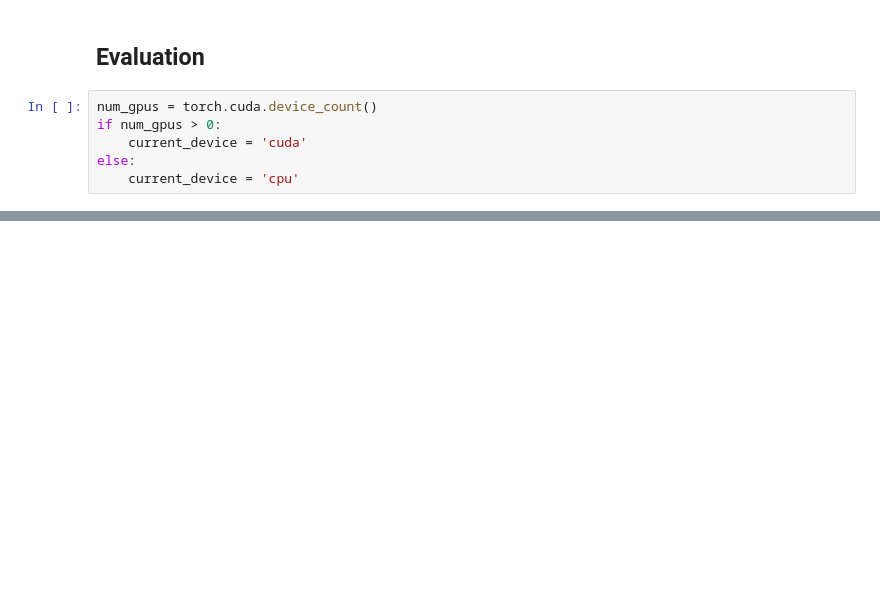
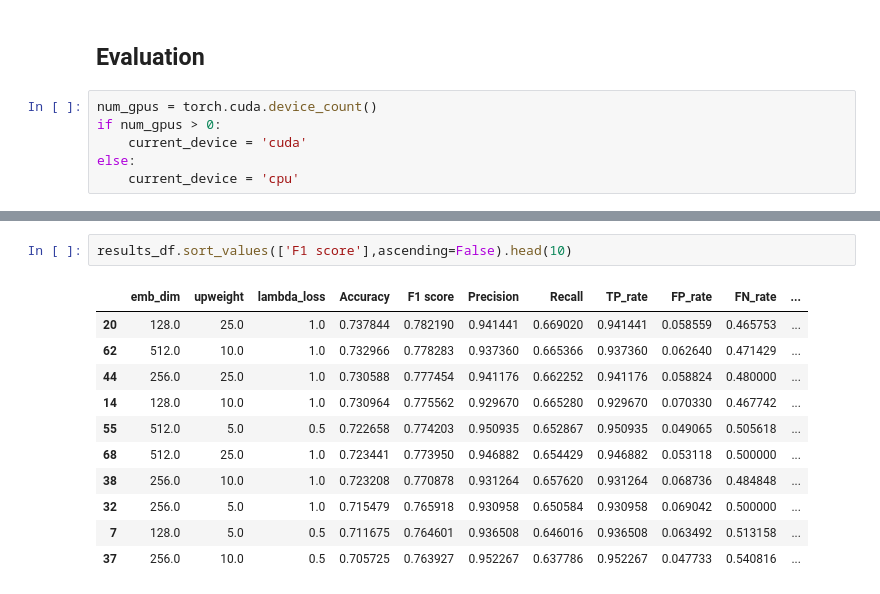
Before and after one commit to elliotgsilva/BiasedLanguageDetection, a Jupyter notebook: baseline_semisupervised_randomized_embeddings.ipynb, the cells around one changed output, grey strips where cells are left out. Cells and saved outputs as stored; diff of their text form; blank space fills up the shorter version.

```diff
--- a/baseline_semisupervised_randomized_embeddings.ipynb
+++ b/baseline_semisupervised_randomized_embeddings.ipynb
@@ -408,0 +515,14 @@ results_df
+# %%
+results_df.sort_values(['F1 score'],ascending=False).head(10)
+# %% [output]
+|  | emb_dim | upweight | lambda_loss | Accuracy | F1 score | Precision | Recall | TP_rate | FP_rate | FN_rate | ... |
+| 20 | 128.0 | 25.0 | 1.0 | 0.737844 | 0.782190 | 0.941441 | 0.669020 | 0.941441 | 0.058559 | 0.465753 | ... |
+| 62 | 512.0 | 10.0 | 1.0 | 0.732966 | 0.778283 | 0.937360 | 0.665366 | 0.937360 | 0.062640 | 0.471429 | ... |
+| 44 | 256.0 | 25.0 | 1.0 | 0.730588 | 0.777454 | 0.941176 | 0.662252 | 0.941176 | 0.058824 | 0.480000 | ... |
+| 14 | 128.0 | 10.0 | 1.0 | 0.730964 | 0.775562 | 0.929670 | 0.665280 | 0.929670 | 0.070330 | 0.467742 | ... |
+| 55 | 512.0 | 5.0 | 0.5 | 0.722658 | 0.774203 | 0.950935 | 0.652867 | 0.950935 | 0.049065 | 0.505618 | ... |
+| 68 | 512.0 | 25.0 | 1.0 | 0.723441 | 0.773950 | 0.946882 | 0.654429 | 0.946882 | 0.053118 | 0.500000 | ... |
+| 38 | 256.0 | 10.0 | 1.0 | 0.723208 | 0.770878 | 0.931264 | 0.657620 | 0.931264 | 0.068736 | 0.484848 | ... |
+| 32 | 256.0 | 5.0 | 1.0 | 0.715479 | 0.765918 | 0.930958 | 0.650584 | 0.930958 | 0.069042 | 0.500000 | ... |
+| 7 | 128.0 | 5.0 | 0.5 | 0.711675 | 0.764601 | 0.936508 | 0.646016 | 0.936508 | 0.063492 | 0.513158 | ... |
+| 37 | 256.0 | 10.0 | 0.5 | 0.705725 | 0.763927 | 0.952267 | 0.637786 | 0.952267 | 0.047733 | 0.540816 | ... |
```
Also changed, not shown: parts of 9 cells of this notebook.
